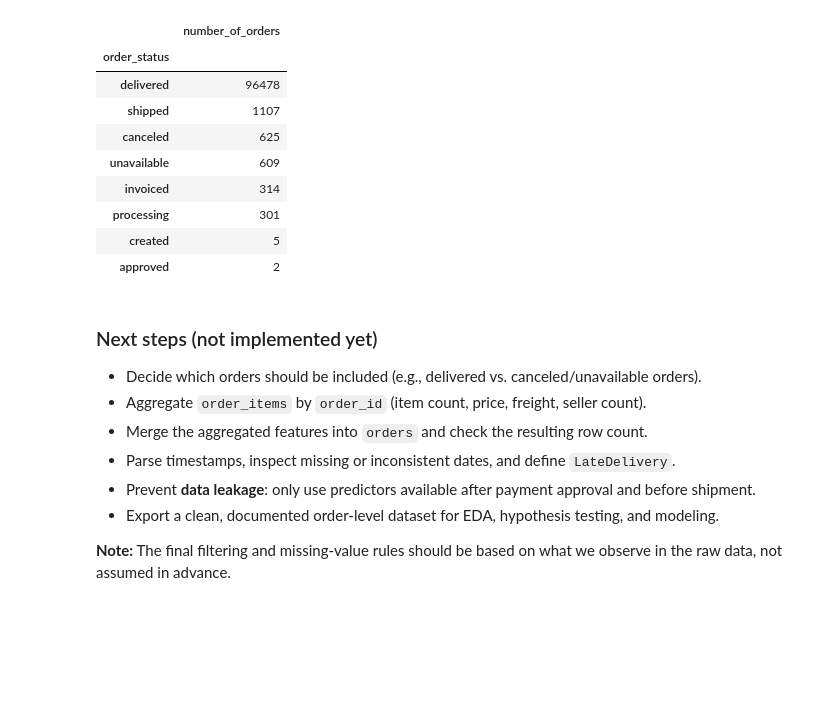
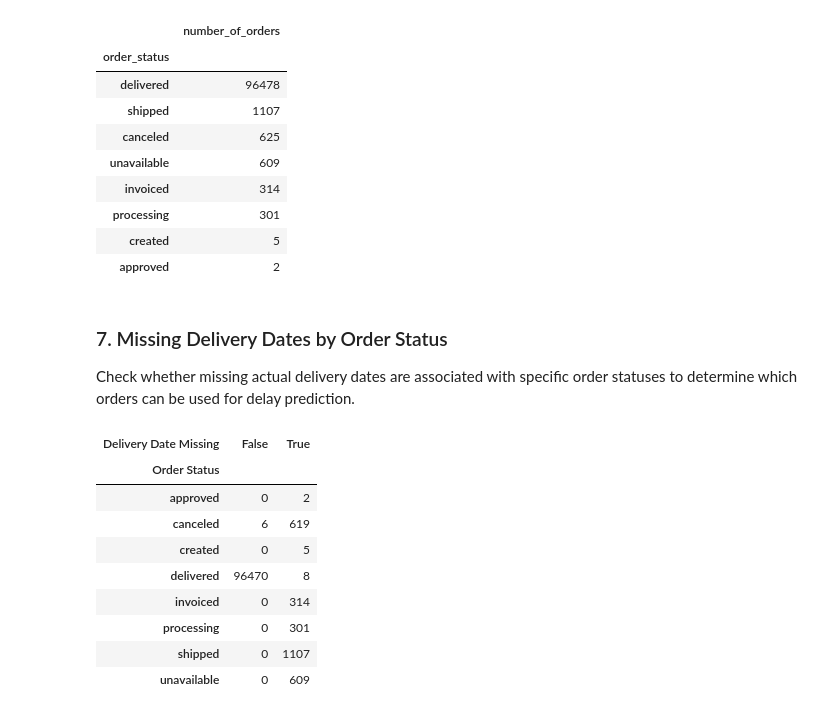
Before and after one commit to ZGXJason/CIS5450_FINAL_PROJECT, a Jupyter notebook: notebooks/01_data_cleaning.ipynb, the cells around one changed output. Drawn from its saved outputs; the diff is of its cells as text; code cells hidden in the pictures; blank space fills up the shorter version.

```diff
--- a/notebooks/01_data_cleaning.ipynb
+++ b/notebooks/01_data_cleaning.ipynb
@@ -175,14 +175,25 @@ display(orders['order_status'].value_counts(dropna=False).to_frame('number_of_or
 | processing | 301 |
 | created | 5 |
 | approved | 2 |
-# %% [markdown]
-### Next steps (not implemented yet)
-
-- Decide which orders should be included (e.g., delivered vs. canceled/unavailable orders).
-- Aggregate `order_items` by `order_id` (item count, price, freight, seller count).
-- Merge the aggregated features into `orders` and check the resulting row count.
-- Parse timestamps, inspect missing or inconsistent dates, and define `LateDelivery`.
-- Prevent **data leakage**: only use predictors available after payment approval and before shipment.
-- Export a clean, documented order-level dataset for EDA, hypothesis testing, and modeling.
-
-**Note:** The final filtering and missing-value rules should be based on what we observe in the raw data, not assumed in advance.
+# %% [markdown]
+### 7. Missing Delivery Dates by Order Status
+
+Check whether missing actual delivery dates are associated with specific order statuses to determine which orders can be used for delay prediction.
+# %%
+pd.crosstab(
+    orders['order_status'],
+    orders['order_delivered_customer_date'].isna(),
+    rownames=['Order Status'],
+    colnames=['Delivery Date Missing']
+)
+# %% [output]
+| Delivery Date Missing | False | True |
+| Order Status |  |  |
+| approved | 0 | 2 |
+| canceled | 6 | 619 |
+| created | 0 | 5 |
+| delivered | 96470 | 8 |
+| invoiced | 0 | 314 |
+| processing | 0 | 301 |
+| shipped | 0 | 1107 |
+| unavailable | 0 | 609 |
```
Also changed, not shown: parts of 8 cells of this notebook.
